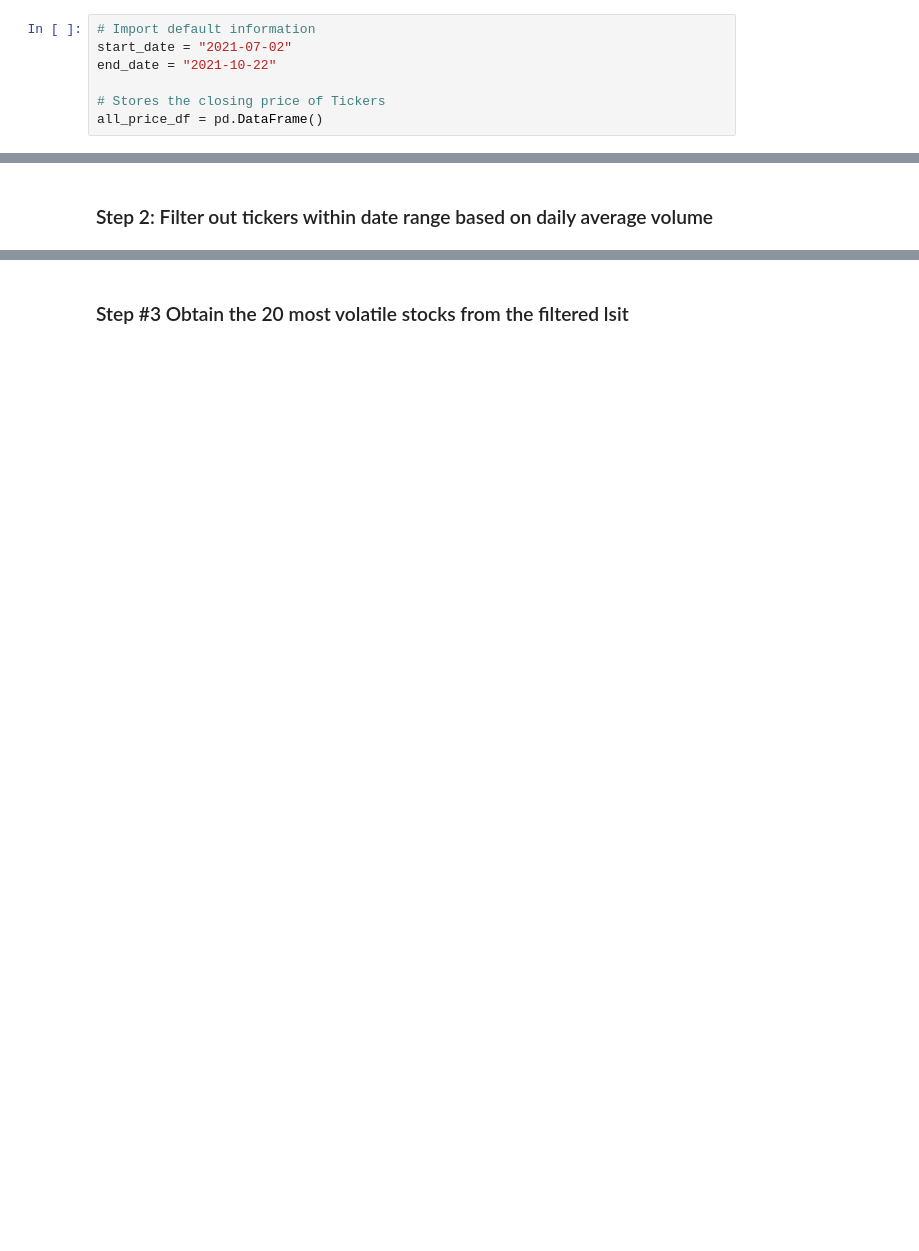
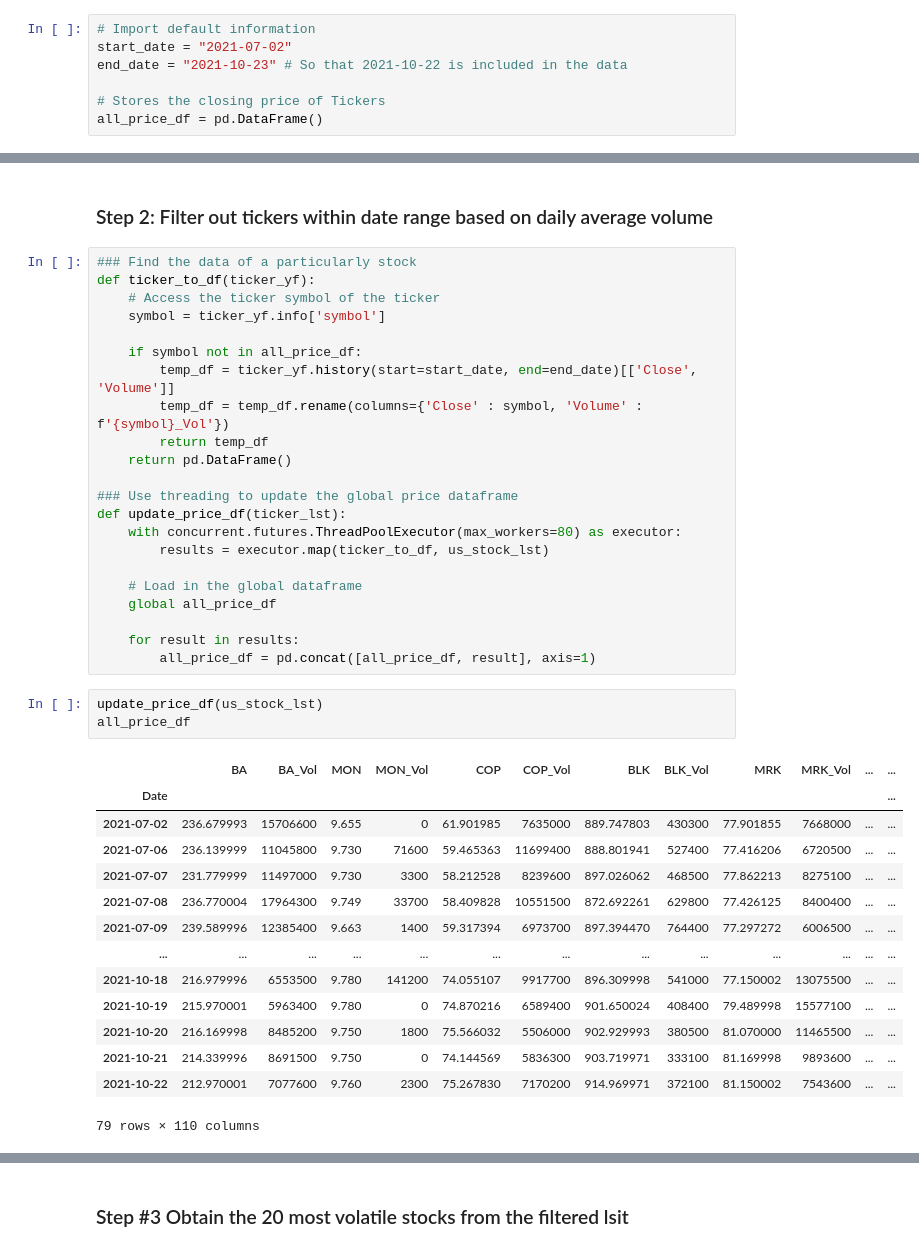
Before and after one commit to gnishiwaki/Team3-CFM101, a Jupyter notebook: Team_17_Assignment.ipynb, the cells around one changed output, grey strips where cells are left out. Drawn from its saved outputs; the diff is of its cells as text; blank space fills up the shorter version.

Commit message:
linked everything to global variable, additional threads

```diff
--- a/Team_17_Assignment.ipynb
+++ b/Team_17_Assignment.ipynb
@@ -41,7 +41,7 @@ Requirements for this assignment:
 # %%
 # Import default information
 start_date = "2021-07-02"
-end_date = "2021-10-22"
+end_date = "2021-10-23" # So that 2021-10-22 is included in the data
 
 # Stores the closing price of Tickers
 all_price_df = pd.DataFrame()
@@ -141,3 +81,43 @@ len(us_stock_lst)
 # %% [markdown]
 ### Step 2: Filter out tickers within date range based on daily average volume
+# %%
+### Find the data of a particularly stock
+def ticker_to_df(ticker_yf):
+    # Access the ticker symbol of the ticker
+    symbol = ticker_yf.info['symbol']
+
+    if symbol not in all_price_df:
+        temp_df = ticker_yf.history(start=start_date, end=end_date)[['Close', 'Volume']]
+        temp_df = temp_df.rename(columns={'Close' : symbol, 'Volume' : f'{symbol}_Vol'})
+        return temp_df
+    return pd.DataFrame()
+
+### Use threading to update the global price dataframe
+def update_price_df(ticker_lst):
+    with concurrent.futures.ThreadPoolExecutor(max_workers=80) as executor:
+        results = executor.map(ticker_to_df, us_stock_lst)
+
+    # Load in the global dataframe
+    global all_price_df
+
+    for result in results:
+        all_price_df = pd.concat([all_price_df, result], axis=1)
+# %%
+update_price_df(us_stock_lst)
+all_price_df
+# %% [output]
+|  | BA | BA_Vol | MON | MON_Vol | COP | COP_Vol | BLK | BLK_Vol | MRK | MRK_Vol | ... | ... |
+| Date |  |  |  |  |  |  |  |  |  |  |  | ... |
+| 2021-07-02 | 236.679993 | 15706600 | 9.655 | 0 | 61.901985 | 7635000 | 889.747803 | 430300 | 77.901855 | 7668000 | ... | ... |
+| 2021-07-06 | 236.139999 | 11045800 | 9.730 | 71600 | 59.465363 | 11699400 | 888.801941 | 527400 | 77.416206 | 6720500 | ... | ... |
+| 2021-07-07 | 231.779999 | 11497000 | 9.730 | 3300 | 58.212528 | 8239600 | 897.026062 | 468500 | 77.862213 | 8275100 | ... | ... |
+| 2021-07-08 | 236.770004 | 17964300 | 9.749 | 33700 | 58.409828 | 10551500 | 872.692261 | 629800 | 77.426125 | 8400400 | ... | ... |
+| 2021-07-09 | 239.589996 | 12385400 | 9.663 | 1400 | 59.317394 | 6973700 | 897.394470 | 764400 | 77.297272 | 6006500 | ... | ... |
+| ... | ... | ... | ... | ... | ... | ... | ... | ... | ... | ... | ... | ... |
+| 2021-10-18 | 216.979996 | 6553500 | 9.780 | 141200 | 74.055107 | 9917700 | 896.309998 | 541000 | 77.150002 | 13075500 | ... | ... |
+| 2021-10-19 | 215.970001 | 5963400 | 9.780 | 0 | 74.870216 | 6589400 | 901.650024 | 408400 | 79.489998 | 15577100 | ... | ... |
+| 2021-10-20 | 216.169998 | 8485200 | 9.750 | 1800 | 75.566032 | 5506000 | 902.929993 | 380500 | 81.070000 | 11465500 | ... | ... |
+| 2021-10-21 | 214.339996 | 8691500 | 9.750 | 0 | 74.144569 | 5836300 | 903.719971 | 333100 | 81.169998 | 9893600 | ... | ... |
+| 2021-10-22 | 212.970001 | 7077600 | 9.760 | 2300 | 75.267830 | 7170200 | 914.969971 | 372100 | 81.150002 | 7543600 | ... | ... |
+79 rows × 110 columns
 # %%
```
Also changed, not shown: parts of 29 cells of this notebook.
